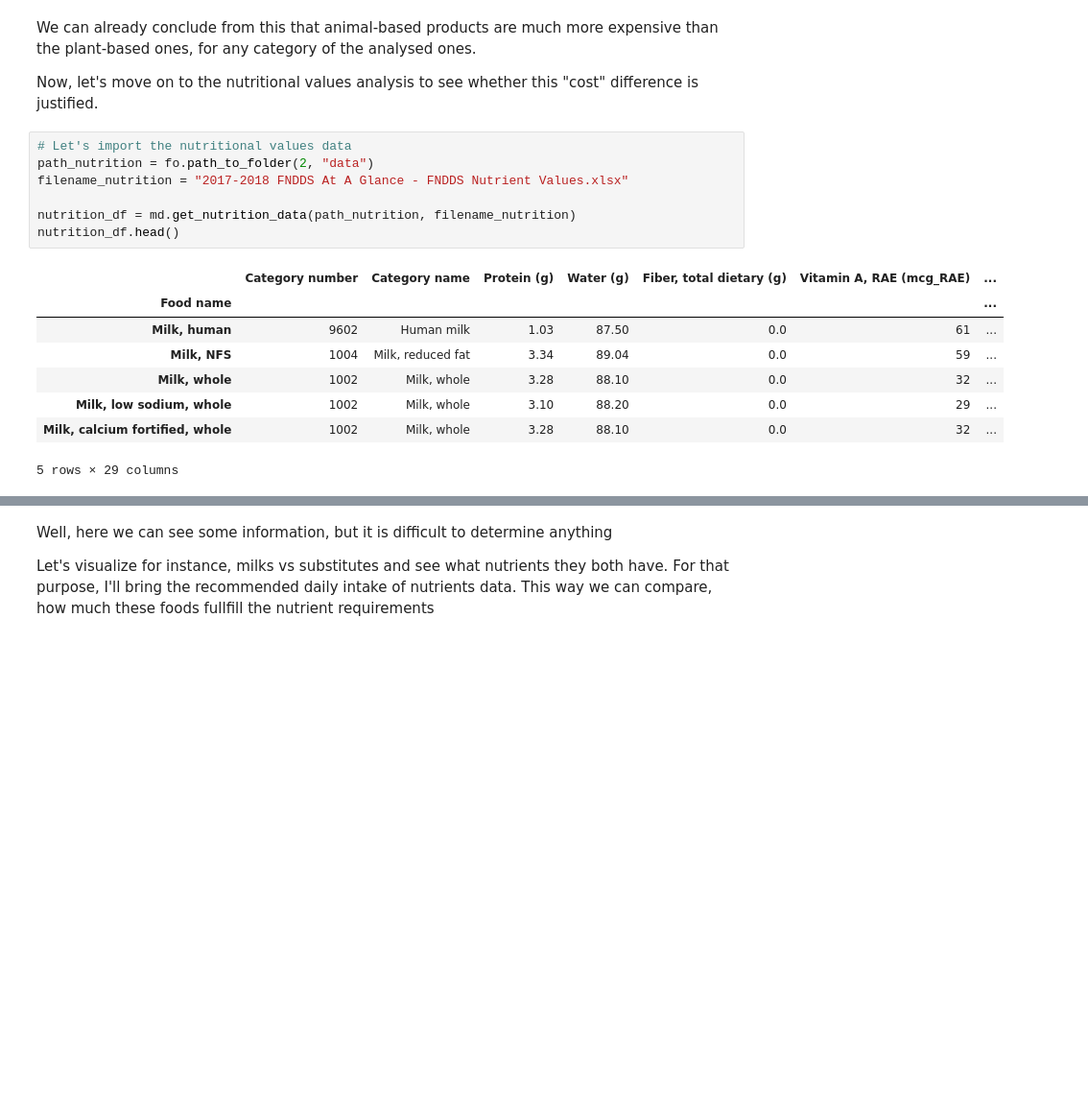
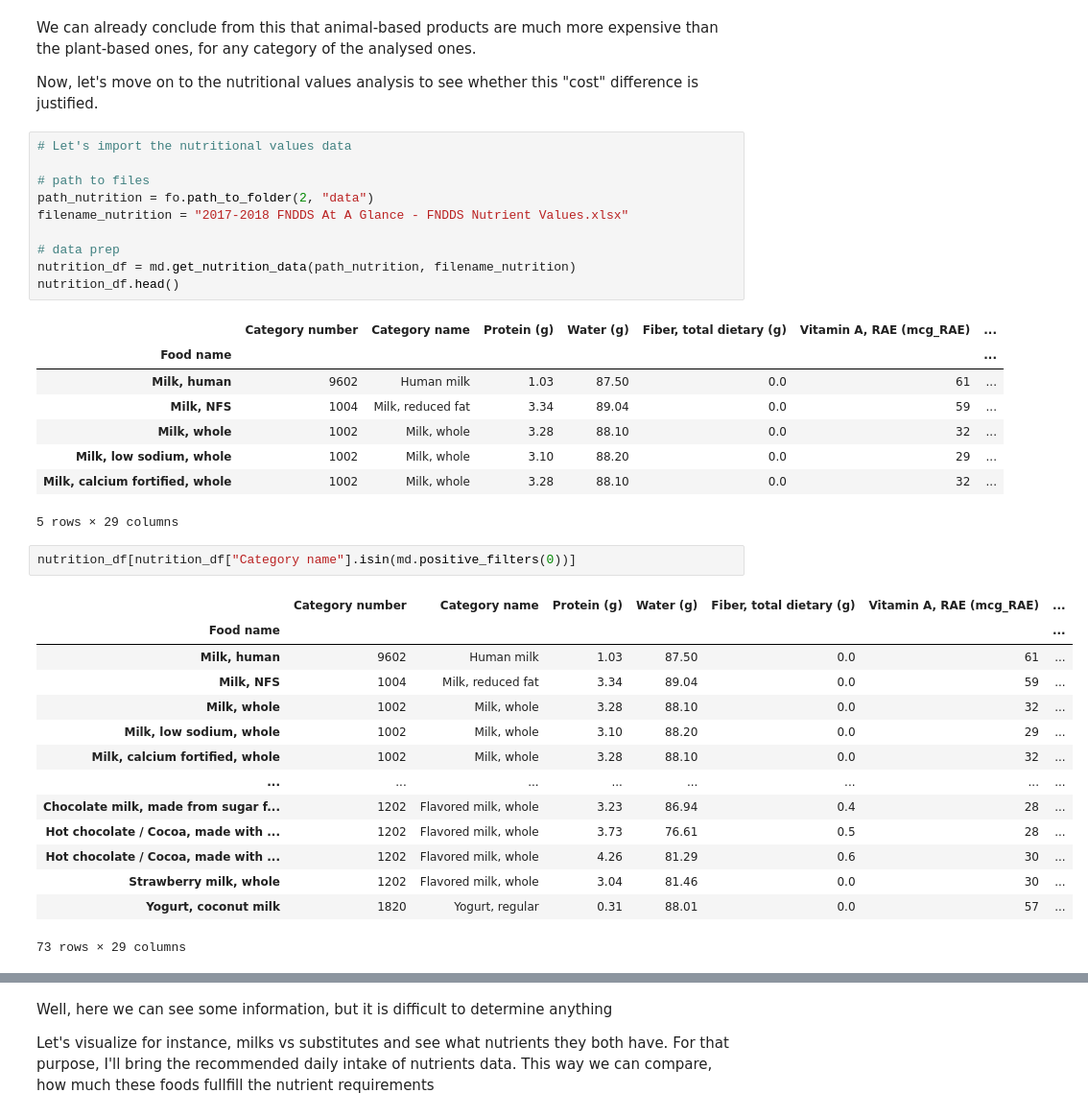
Before and after one commit to Jasc94/thebridge, a Jupyter notebook: 0_Project_EDA/src/main.ipynb, the cells around one changed output, grey strips where cells are left out. Shown at 96% size. Drawn from its saved outputs; the diff is of its cells as text; blank space fills up the shorter version.

```diff
--- a/0_Project_EDA/src/main.ipynb
+++ b/0_Project_EDA/src/main.ipynb
@@ -106,9 +141,12 @@ We can already conclude from this that animal-based products are much more expen
 Now, let's move on to the nutritional values analysis to see whether this "cost" difference is justified.
 # %%
 # Let's import the nutritional values data
+
+# path to files
 path_nutrition = fo.path_to_folder(2, "data")
 filename_nutrition = "2017-2018 FNDDS At A Glance - FNDDS Nutrient Values.xlsx"
 
+# data prep
 nutrition_df = md.get_nutrition_data(path_nutrition, filename_nutrition)
 nutrition_df.head()
 # %% [output]
@@ -120,4 +158,21 @@ nutrition_df.head()
 | Milk, low sodium, whole | 1002 | Milk, whole | 3.10 | 88.20 | 0.0 | 29 | ... |
 | Milk, calcium fortified, whole | 1002 | Milk, whole | 3.28 | 88.10 | 0.0 | 32 | ... |
 5 rows × 29 columns
+# %%
+nutrition_df[nutrition_df["Category name"].isin(md.positive_filters(0))]
+# %% [output]
+|  | Category number | Category name | Protein (g) | Water (g) | Fiber, total dietary (g) | Vitamin A, RAE (mcg_RAE) | ... |
+| Food name |  |  |  |  |  |  | ... |
+| Milk, human | 9602 | Human milk | 1.03 | 87.50 | 0.0 | 61 | ... |
+| Milk, NFS | 1004 | Milk, reduced fat | 3.34 | 89.04 | 0.0 | 59 | ... |
+| Milk, whole | 1002 | Milk, whole | 3.28 | 88.10 | 0.0 | 32 | ... |
+| Milk, low sodium, whole | 1002 | Milk, whole | 3.10 | 88.20 | 0.0 | 29 | ... |
+| Milk, calcium fortified, whole | 1002 | Milk, whole | 3.28 | 88.10 | 0.0 | 32 | ... |
+| ... | ... | ... | ... | ... | ... | ... | ... |
+| Chocolate milk, made from sugar f... | 1202 | Flavored milk, whole | 3.23 | 86.94 | 0.4 | 28 | ... |
+| Hot chocolate / Cocoa, made with ... | 1202 | Flavored milk, whole | 3.73 | 76.61 | 0.5 | 28 | ... |
+| Hot chocolate / Cocoa, made with ... | 1202 | Flavored milk, whole | 4.26 | 81.29 | 0.6 | 30 | ... |
+| Strawberry milk, whole | 1202 | Flavored milk, whole | 3.04 | 81.46 | 0.0 | 30 | ... |
+| Yogurt, coconut milk | 1820 | Yogurt, regular | 0.31 | 88.01 | 0.0 | 57 | ... |
+73 rows × 29 columns
 # %%
```
Also changed, not shown: parts of 20 cells of this notebook, 25 other files.
